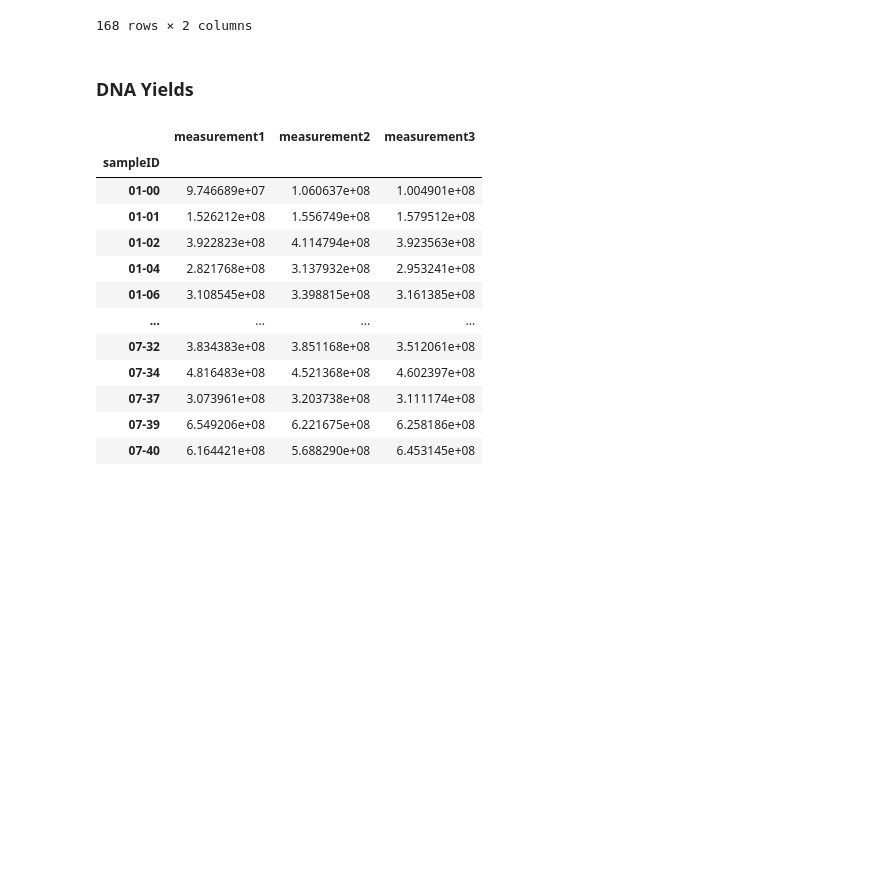
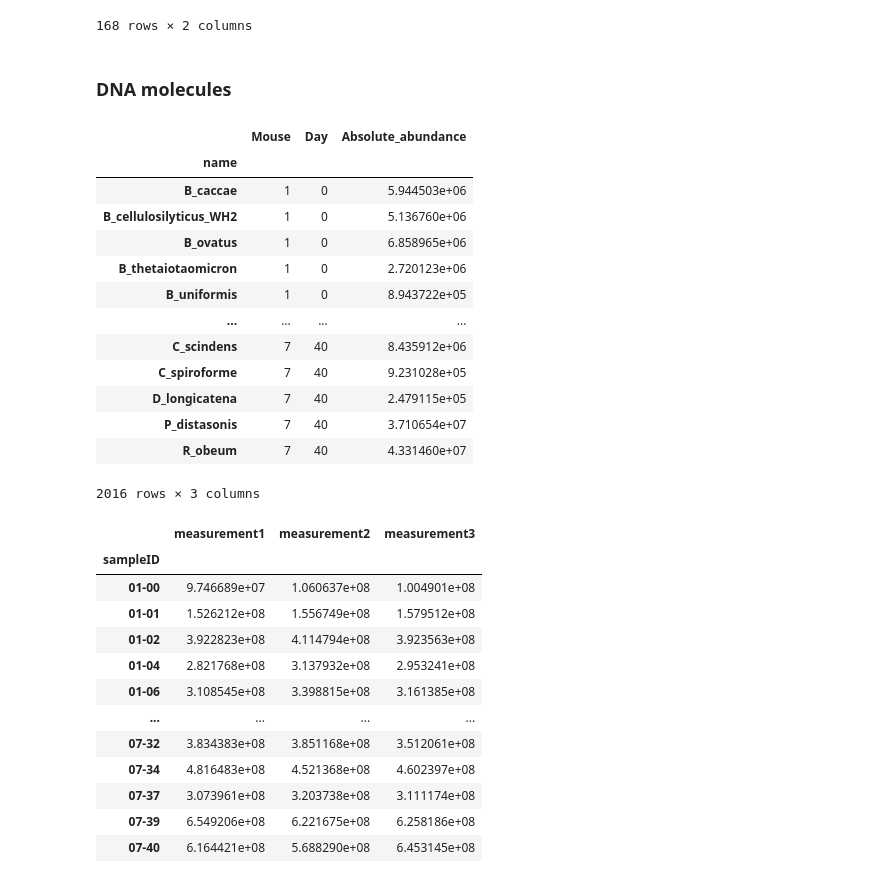
Before and after one commit to alejandrocs98/masters-thesis, a Jupyter notebook: ecological-modeling/data_preparation_mdsine2.ipynb, the cells around one changed output. Saved outputs shown, nothing was run; the diff lists cells and outputs as text; code cells hidden in the pictures; blank space fills up the shorter version.

```diff
--- a/ecological-modeling/data_preparation_mdsine2.ipynb
+++ b/ecological-modeling/data_preparation_mdsine2.ipynb
@@ -348,8 +347,9 @@ full_table
 | 4307 | R_obeum | 3624307 | HF0 | 15 | 40 | 3048.0 | 0.72 | ... |
 4308 rows × 10 columns
 # %%
-table = full_table.loc[:,['name', 'Treatment', 'Mouse', 'Day', 'measurement1']].copy()
-table
+abs_abundances_per_species = full_table.loc[:,['name', 'Treatment', 'Mouse', 'Day', 'measurement1']].copy()
+# abs_abundances_per_species.to_csv('mcnulty-datasets/abs_abundances_per_species.tsv', sep='\t', index=False)
+abs_abundances_per_species
 # %% [output]
 |  | name | Treatment | Mouse | Day | measurement1 |
 | 0 | B_caccae | LF0 | 1 | 0 | 5.944503e+06 |
@@ -534,7 +534,30 @@ metadata_lf0
 | 07-40 | 7 | 40.0 |
 168 rows × 2 columns
 # %% [markdown]
-### DNA Yields
+### DNA molecules
+# %%
+# abs_abundances_per_species_lf0 = abs_abundances_per_species[abs_abundances_per_species['Mouse'].isin([1,2,3,4,5,6,7])]
+abs_abundances_per_species_lf0 = abs_abundances_per_species[abs_abundances_per_species['Treatment'] == 'LF0'].copy()
+abs_abundances_per_species_lf0.rename(columns={'measurement1':'Absolute_abundance'}, inplace=True)
+abs_abundances_per_species_lf0.drop('Treatment', axis=1, inplace=True)
+abs_abundances_per_species_lf0.set_index('name', inplace=True)
+abs_abundances_per_species_lf0.to_csv('mcnulty-datasets/LF0/abs_abundances_per_species.tsv', sep='\t')
+abs_abundances_per_species_lf0
+# %% [output]
+|  | Mouse | Day | Absolute_abundance |
+| name |  |  |  |
+| B_caccae | 1 | 0 | 5.944503e+06 |
+| B_cellulosilyticus_WH2 | 1 | 0 | 5.136760e+06 |
+| B_ovatus | 1 | 0 | 6.858965e+06 |
+| B_thetaiotaomicron | 1 | 0 | 2.720123e+06 |
+| B_uniformis | 1 | 0 | 8.943722e+05 |
+| ... | ... | ... | ... |
+| C_scindens | 7 | 40 | 8.435912e+06 |
+| C_spiroforme | 7 | 40 | 9.231028e+05 |
+| D_longicatena | 7 | 40 | 2.479115e+05 |
+| P_distasonis | 7 | 40 | 3.710654e+07 |
+| R_obeum | 7 | 40 | 4.331460e+07 |
+2016 rows × 3 columns
 # %%
 dna_molecules_lf0 = dna_molecules.loc[lf0s]
 dna_molecules_lf0.to_csv('mcnulty-datasets/LF0/dna_molecules.tsv', sep='\t')
```
Also changed, not shown: parts of 8 cells of this notebook, 3 other files.
